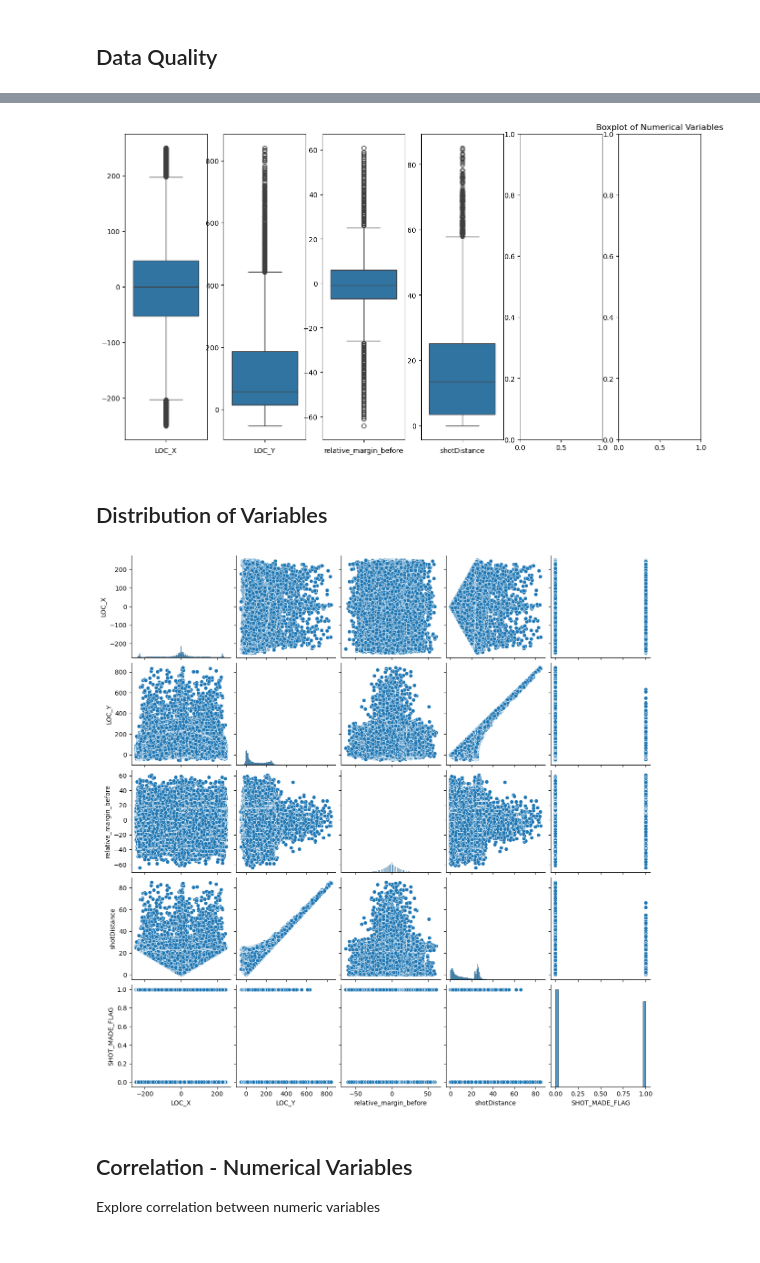
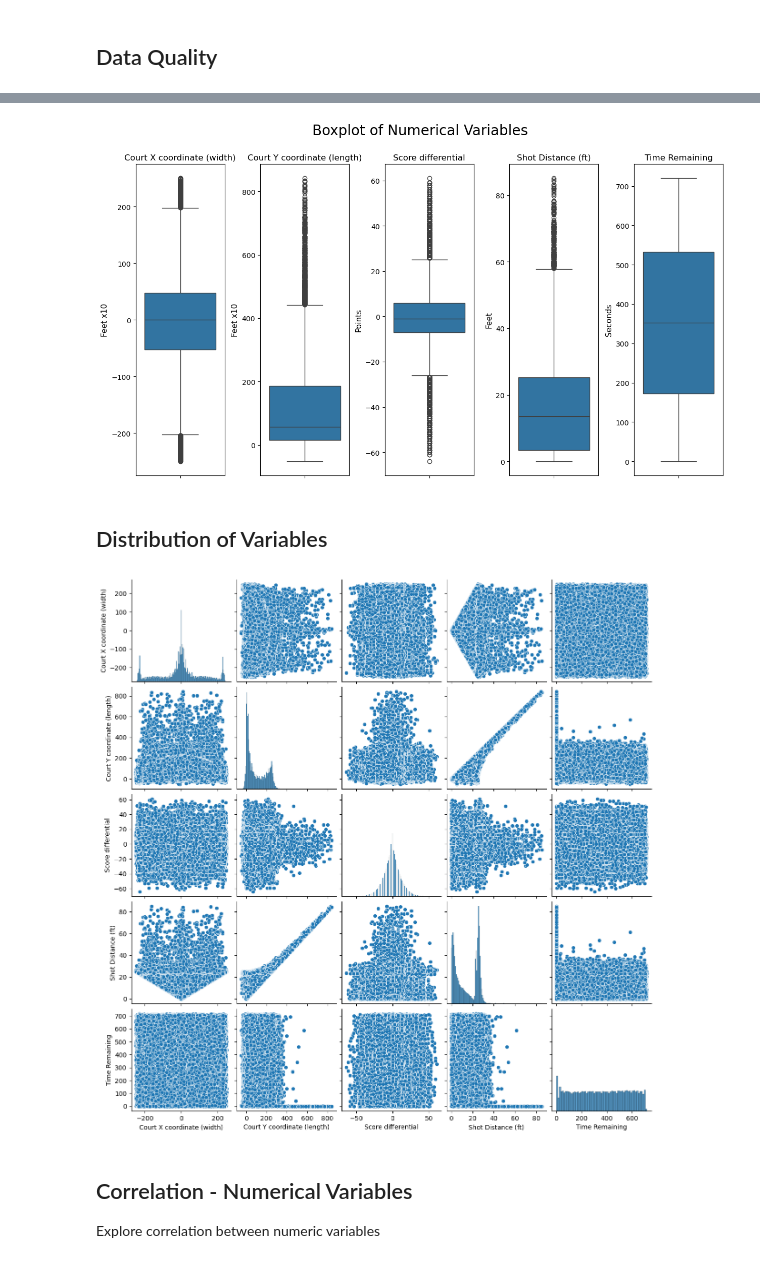
Before and after one commit to carlsonhu225-source/data7001_g02, a Jupyter notebook: Exploratory_Data_Analysis.ipynb, the cells around one changed output, grey strips where cells are left out. Saved outputs shown, nothing was run; the diff lists cells and outputs as text; code cells hidden in the pictures.

```diff
--- a/Exploratory_Data_Analysis.ipynb
+++ b/Exploratory_Data_Analysis.ipynb
@@ -131,25 +148,50 @@ shape: (0, 86)
 # %%
-df_independent = df_numerical.drop('SHOT_MADE_FLAG', 'time_remaining')
+df_independent = df_numerical.drop('SHOT_MADE_FLAG').rename(
+    {
+        'LOC_X': "Court X coordinate (width)",
+        'LOC_Y': "Court Y coordinate (length)",
+        'relative_margin_before': "Score differential",
+        'shotDistance': "Shot Distance (ft)",
+        'time_remaining': "Time Remaining"
+    }
+)
+
+df_independent = df_independent.with_columns(
+    pl.col('Time Remaining').dt.total_seconds().alias('Time Remaining')
+)
+
+ylabels= [
+    "Feet x10",
+    "Feet x10",
+    "Points",
+    "Feet",
+    "Seconds"
+]
 
 # Generate box plots of data.
-fig, axes = plt.subplots(1, 6, figsize=(15,8))
-plt.title('Boxplot of Numerical Variables')
+fig, axes = plt.subplots(1, 5, figsize=(15,8))
+fig.suptitle('Boxplot of Numerical Variables', fontsize=20)
 
 column_names = df_independent.columns
 
 for pos, name in enumerate(column_names):
     sns.boxplot(data=df_independent[name], orient='v', ax=axes[pos])
-    axes[pos].set_xlabel(name)
+    axes[pos].set_ylabel(ylabels[pos], fontsize=11)
+    #axes[pos].set_xlabel(name)
+    axes[pos].set_title(name, fontsize=12)
+
+plt.subplots_adjust(wspace=0.4, hspace=0.6)
+plt.show()
 # %% [output]
-[figure, old version]
+[figure, new version]
 # %% [markdown]
 ## Distribution of Variables
 # %%
-pddf_numerical = df_numerical.to_pandas()
+pddf_numerical = df_independent.to_pandas()
 
 fig = sns.pairplot(pddf_numerical)
 # %% [output]
-[figure, old version]
+[figure, new version]
 # %% [markdown]
 ## Correlation - Numerical Variables
 
```
Also changed, not shown: parts of 3 cells of this notebook, 1 other file.
